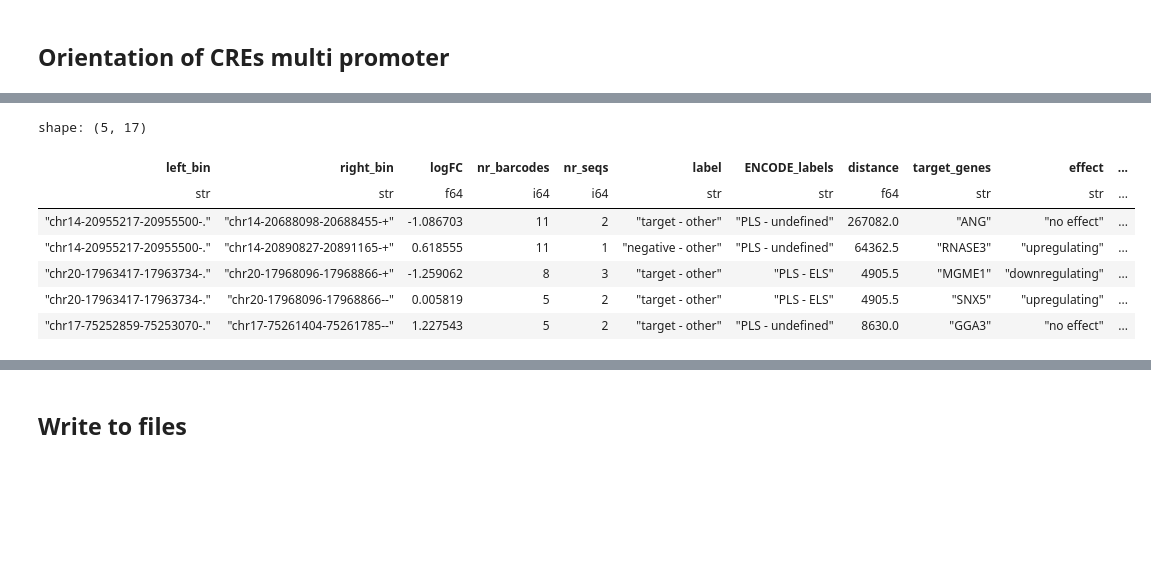
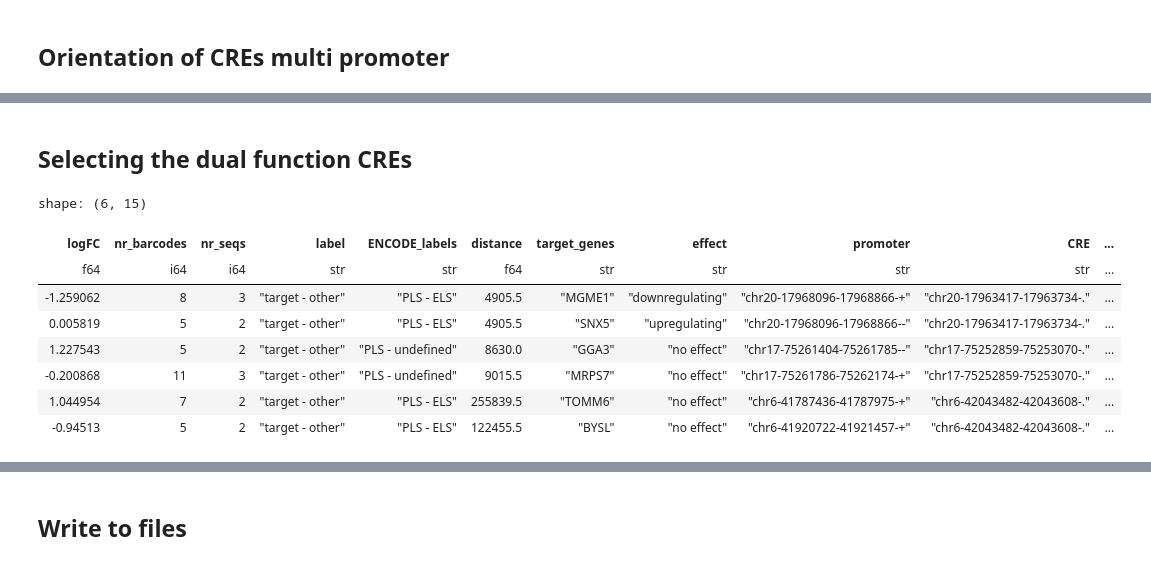
Before and after one commit to kircherlab/CMPRA_figures, a Jupyter notebook: luciferase_design.ipynb, the cells around one changed output, grey strips where cells are left out. Drawn from its saved outputs; the diff is of its cells as text; code cells hidden in the pictures; blank space fills up the shorter version.

```diff
--- a/luciferase_design.ipynb
+++ b/luciferase_design.ipynb
@@ -358,11 +346,18 @@ END { \
+# %% [markdown]
+## Selecting the dual function CREs
 # %%
-multi_prom_with_binorder.head()
+dual_function = multi_prom.sort("activity_difference", descending=True)\
+.filter((pl.col("z_score").min().over("CRE") < -1.5) & (pl.col("z_score").max().over("CRE") > 1.5)\
+& (pl.col("promoter") != "chr17-75261786-75262174--"))
+dual_function = dual_function.filter(pl.col("CRE").is_in(dual_function.select("CRE").unique(maintain_order=True).head(3)["CRE"]))
+dual_function
 # %% [output]
-shape: (5, 17)
+shape: (6, 15)
-| left_bin | right_bin | logFC | nr_barcodes | nr_seqs | label | ENCODE_labels | distance | target_genes | effect | ... |
-| str | str | f64 | i64 | i64 | str | str | f64 | str | str | ... |
-| "chr14-20955217-20955500-." | "chr14-20688098-20688455-+" | -1.086703 | 11 | 2 | "target - other" | "PLS - undefined" | 267082.0 | "ANG" | "no effect" | ... |
-| "chr14-20955217-20955500-." | "chr14-20890827-20891165-+" | 0.618555 | 11 | 1 | "negative - other" | "PLS - undefined" | 64362.5 | "RNASE3" | "upregulating" | ... |
-| "chr20-17963417-17963734-." | "chr20-17968096-17968866-+" | -1.259062 | 8 | 3 | "target - other" | "PLS - ELS" | 4905.5 | "MGME1" | "downregulating" | ... |
-| "chr20-17963417-17963734-." | "chr20-17968096-17968866--" | 0.005819 | 5 | 2 | "target - other" | "PLS - ELS" | 4905.5 | "SNX5" | "upregulating" | ... |
-| "chr17-75252859-75253070-." | "chr17-75261404-75261785--" | 1.227543 | 5 | 2 | "target - other" | "PLS - undefined" | 8630.0 | "GGA3" | "no effect" | ... |
+| logFC | nr_barcodes | nr_seqs | label | ENCODE_labels | distance | target_genes | effect | promoter | CRE | ... |
+| f64 | i64 | i64 | str | str | f64 | str | str | str | str | ... |
+| -1.259062 | 8 | 3 | "target - other" | "PLS - ELS" | 4905.5 | "MGME1" | "downregulating" | "chr20-17968096-17968866-+" | "chr20-17963417-17963734-." | ... |
+| 0.005819 | 5 | 2 | "target - other" | "PLS - ELS" | 4905.5 | "SNX5" | "upregulating" | "chr20-17968096-17968866--" | "chr20-17963417-17963734-." | ... |
+| 1.227543 | 5 | 2 | "target - other" | "PLS - undefined" | 8630.0 | "GGA3" | "no effect" | "chr17-75261404-75261785--" | "chr17-75252859-75253070-." | ... |
+| -0.200868 | 11 | 3 | "target - other" | "PLS - undefined" | 9015.5 | "MRPS7" | "no effect" | "chr17-75261786-75262174-+" | "chr17-75252859-75253070-." | ... |
+| 1.044954 | 7 | 2 | "target - other" | "PLS - ELS" | 255839.5 | "TOMM6" | "no effect" | "chr6-41787436-41787975-+" | "chr6-42043482-42043608-." | ... |
+| -0.94513 | 5 | 2 | "target - other" | "PLS - ELS" | 122455.5 | "BYSL" | "no effect" | "chr6-41920722-41921457-+" | "chr6-42043482-42043608-." | ... |
```
Also changed, not shown: parts of 45 cells of this notebook.
